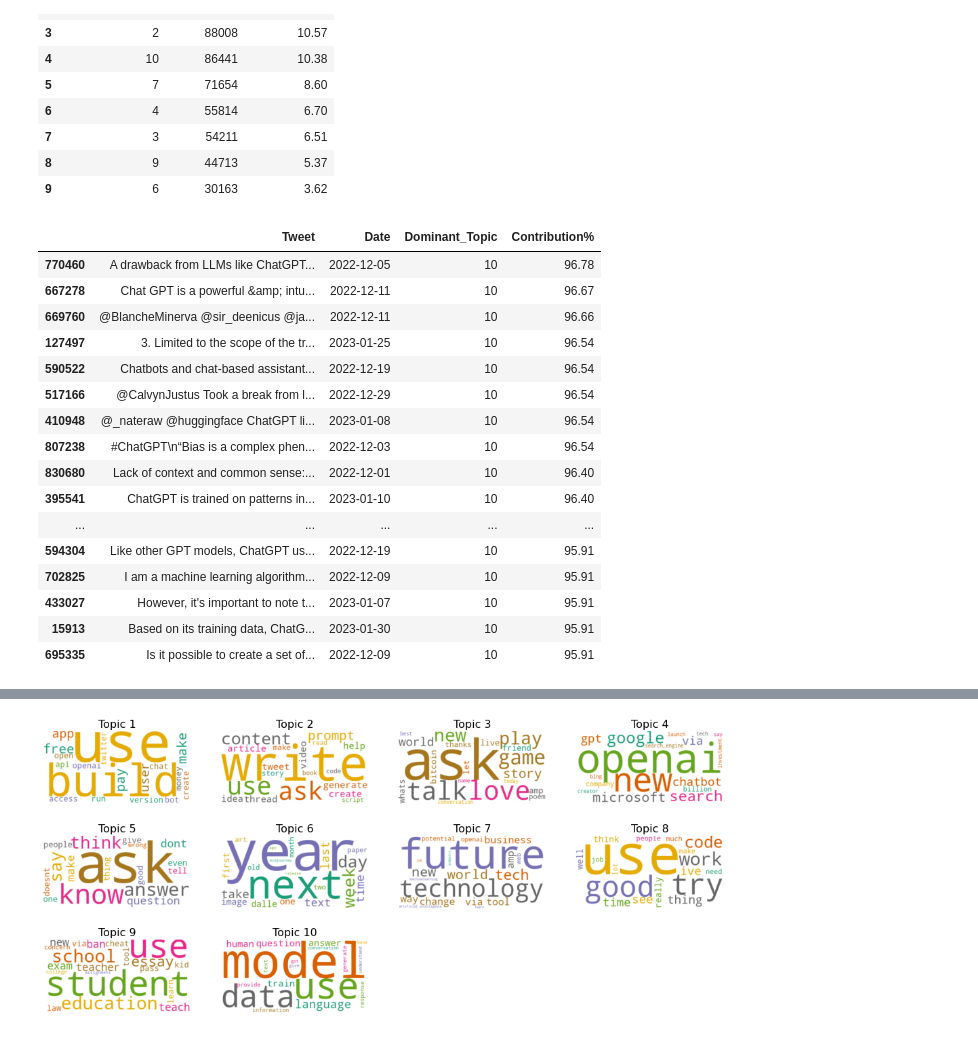
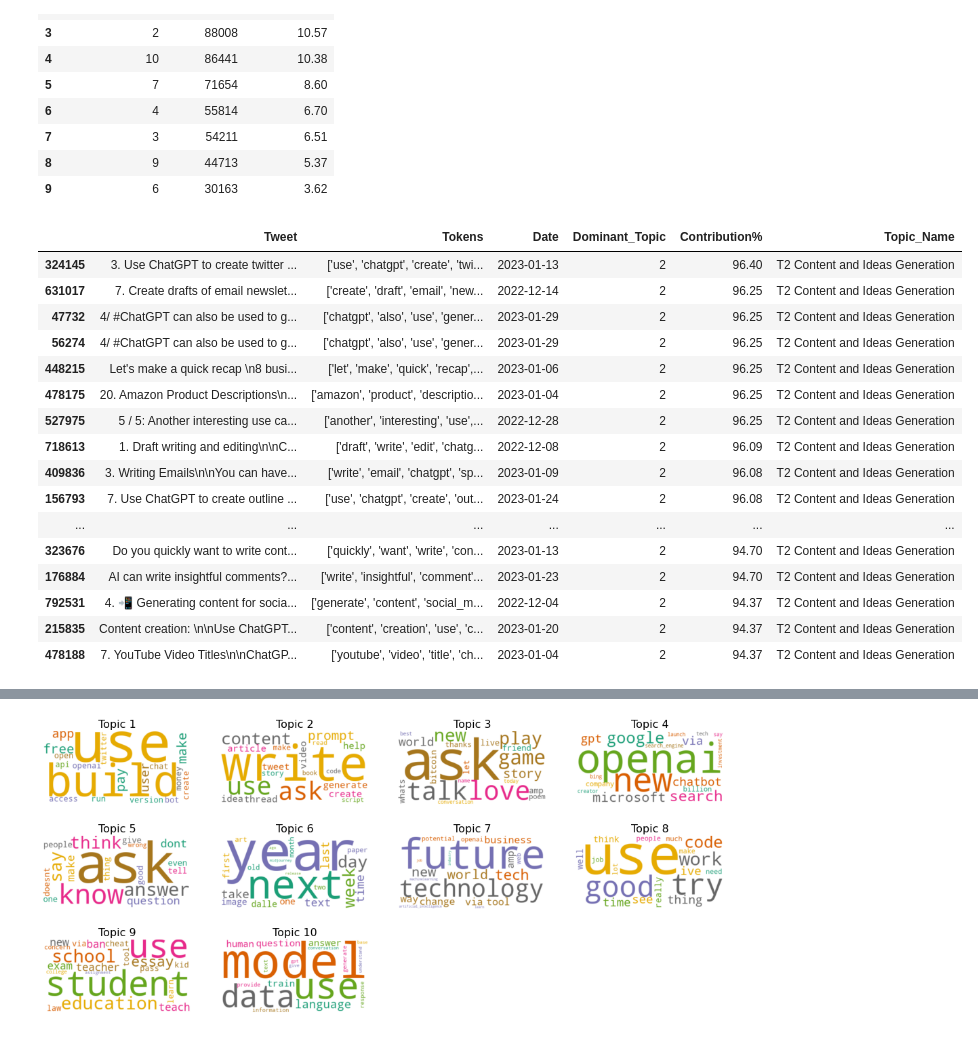
Before and after one commit to hxycorn/Twitter-Sentiment-Analysis-about-ChatGPT, a Jupyter notebook: Notebook/5_Topic_Modelling_LDA.ipynb, the cells around one changed output, grey strips where cells are left out. Cells and saved outputs as stored; diff of their text form; code cells hidden in the pictures.

```diff
--- a/Notebook/5_Topic_Modelling_LDA.ipynb
+++ b/Notebook/5_Topic_Modelling_LDA.ipynb
@@ -28,7 +25,7 @@ scipy.sparse.sparsetools is a private module for scipy.sparse, and should not be
 # %%
 df=pd.read_csv('../Data/Twitter_english.csv')
 # %%
-pd.set_option('display.max_colwidth',None)
+pd.set_option('display.max_colwidth',50)
 pd.set_option('display.max_row', 100)
 # %% [markdown]
 ## Preprocessing
@@ -569,5 +568,5 @@ lda_10_60.save('lda_10_p60')
 # %%
-lda_10_60 = LdaModel.load('LDA_MODEL/lda_10_p60')
+lda_10_60 = LdaModel.load('D:/DATA_SCIENCE/Project/CHATGPT/LDA_MODEL/lda_10_p60')
 # %%
 pprint(lda_10_60.show_topics())
 # %% [output]
@@ -664,24 +656,24 @@ df_topic_summary
 | 9 | 6 | 30163 | 3.62 |
 # %%
 #To sort the highly relevant tweets for each topics and interprete the topic names.
-df_topic[df_topic['Dominant_Topic']==10].sort_values('Contribution%', ascending=False)[0:100]
+df_topic[df_topic['Dominant_Topic']==2].sort_values('Contribution%', ascending=False)[0:100]
 # %% [output]
-|  | Tweet | Date | Dominant_Topic | Contribution% |
-| 770460 | A drawback from LLMs like ChatGPT... | 2022-12-05 | 10 | 96.78 |
-| 667278 | Chat GPT is a powerful &amp; intu... | 2022-12-11 | 10 | 96.67 |
-| 669760 | @BlancheMinerva @sir_deenicus @ja... | 2022-12-11 | 10 | 96.66 |
-| 127497 | 3. Limited to the scope of the tr... | 2023-01-25 | 10 | 96.54 |
-| 590522 | Chatbots and chat-based assistant... | 2022-12-19 | 10 | 96.54 |
-| 517166 | @CalvynJustus Took a break from l... | 2022-12-29 | 10 | 96.54 |
-| 410948 | @_nateraw @huggingface ChatGPT li... | 2023-01-08 | 10 | 96.54 |
-| 807238 | #ChatGPT\n“Bias is a complex phen... | 2022-12-03 | 10 | 96.54 |
-| 830680 | Lack of context and common sense:... | 2022-12-01 | 10 | 96.40 |
-| 395541 | ChatGPT is trained on patterns in... | 2023-01-10 | 10 | 96.40 |
-| ... | ... | ... | ... | ... |
-| 594304 | Like other GPT models, ChatGPT us... | 2022-12-19 | 10 | 95.91 |
-| 702825 | I am a machine learning algorithm... | 2022-12-09 | 10 | 95.91 |
-| 433027 | However, it's important to note t... | 2023-01-07 | 10 | 95.91 |
-| 15913 | Based on its training data, ChatG... | 2023-01-30 | 10 | 95.91 |
-| 695335 | Is it possible to create a set of... | 2022-12-09 | 10 | 95.91 |
+|  | Tweet | Tokens | Date | Dominant_Topic | Contribution% | Topic_Name |
+| 324145 | 3. Use ChatGPT to create twitter ... | ['use', 'chatgpt', 'create', 'twi... | 2023-01-13 | 2 | 96.40 | T2 Content and Ideas Generation |
+| 631017 | 7. Create drafts of email newslet... | ['create', 'draft', 'email', 'new... | 2022-12-14 | 2 | 96.25 | T2 Content and Ideas Generation |
+| 47732 | 4/ #ChatGPT can also be used to g... | ['chatgpt', 'also', 'use', 'gener... | 2023-01-29 | 2 | 96.25 | T2 Content and Ideas Generation |
+| 56274 | 4/ #ChatGPT can also be used to g... | ['chatgpt', 'also', 'use', 'gener... | 2023-01-29 | 2 | 96.25 | T2 Content and Ideas Generation |
+| 448215 | Let's make a quick recap \n8 busi... | ['let', 'make', 'quick', 'recap',... | 2023-01-06 | 2 | 96.25 | T2 Content and Ideas Generation |
+| 478175 | 20. Amazon Product Descriptions\n... | ['amazon', 'product', 'descriptio... | 2023-01-04 | 2 | 96.25 | T2 Content and Ideas Generation |
+| 527975 | 5 / 5: Another interesting use ca... | ['another', 'interesting', 'use',... | 2022-12-28 | 2 | 96.25 | T2 Content and Ideas Generation |
+| 718613 | 1. Draft writing and editing\n\nC... | ['draft', 'write', 'edit', 'chatg... | 2022-12-08 | 2 | 96.09 | T2 Content and Ideas Generation |
+| 409836 | 3. Writing Emails\n\nYou can have... | ['write', 'email', 'chatgpt', 'sp... | 2023-01-09 | 2 | 96.08 | T2 Content and Ideas Generation |
+| 156793 | 7. Use ChatGPT to create outline ... | ['use', 'chatgpt', 'create', 'out... | 2023-01-24 | 2 | 96.08 | T2 Content and Ideas Generation |
+| ... | ... | ... | ... | ... | ... | ... |
+| 323676 | Do you quickly want to write cont... | ['quickly', 'want', 'write', 'con... | 2023-01-13 | 2 | 94.70 | T2 Content and Ideas Generation |
+| 176884 | AI can write insightful comments?... | ['write', 'insightful', 'comment'... | 2023-01-23 | 2 | 94.70 | T2 Content and Ideas Generation |
+| 792531 | 4. 📲 Generating content for socia... | ['generate', 'content', 'social_m... | 2022-12-04 | 2 | 94.37 | T2 Content and Ideas Generation |
+| 215835 | Content creation: \n\nUse ChatGPT... | ['content', 'creation', 'use', 'c... | 2023-01-20 | 2 | 94.37 | T2 Content and Ideas Generation |
+| 478188 | 7. YouTube Video Titles\n\nChatGP... | ['youtube', 'video', 'title', 'ch... | 2023-01-04 | 2 | 94.37 | T2 Content and Ideas Generation |
 # %%
 #Summarize the topic names based on each topics' top terms and highly-relevant tweets
```
Also changed, not shown: parts of 19 cells of this notebook, 7 other files.
